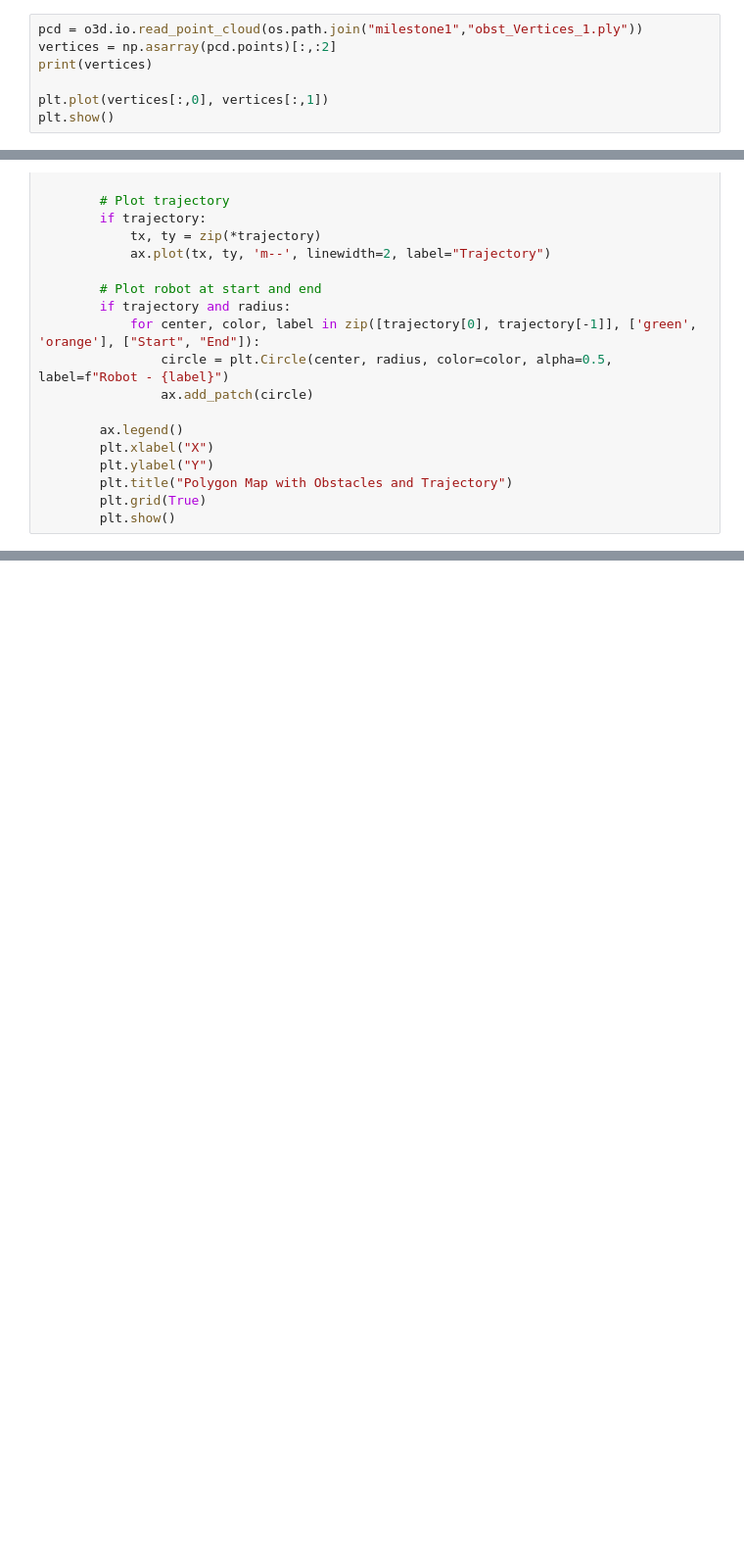
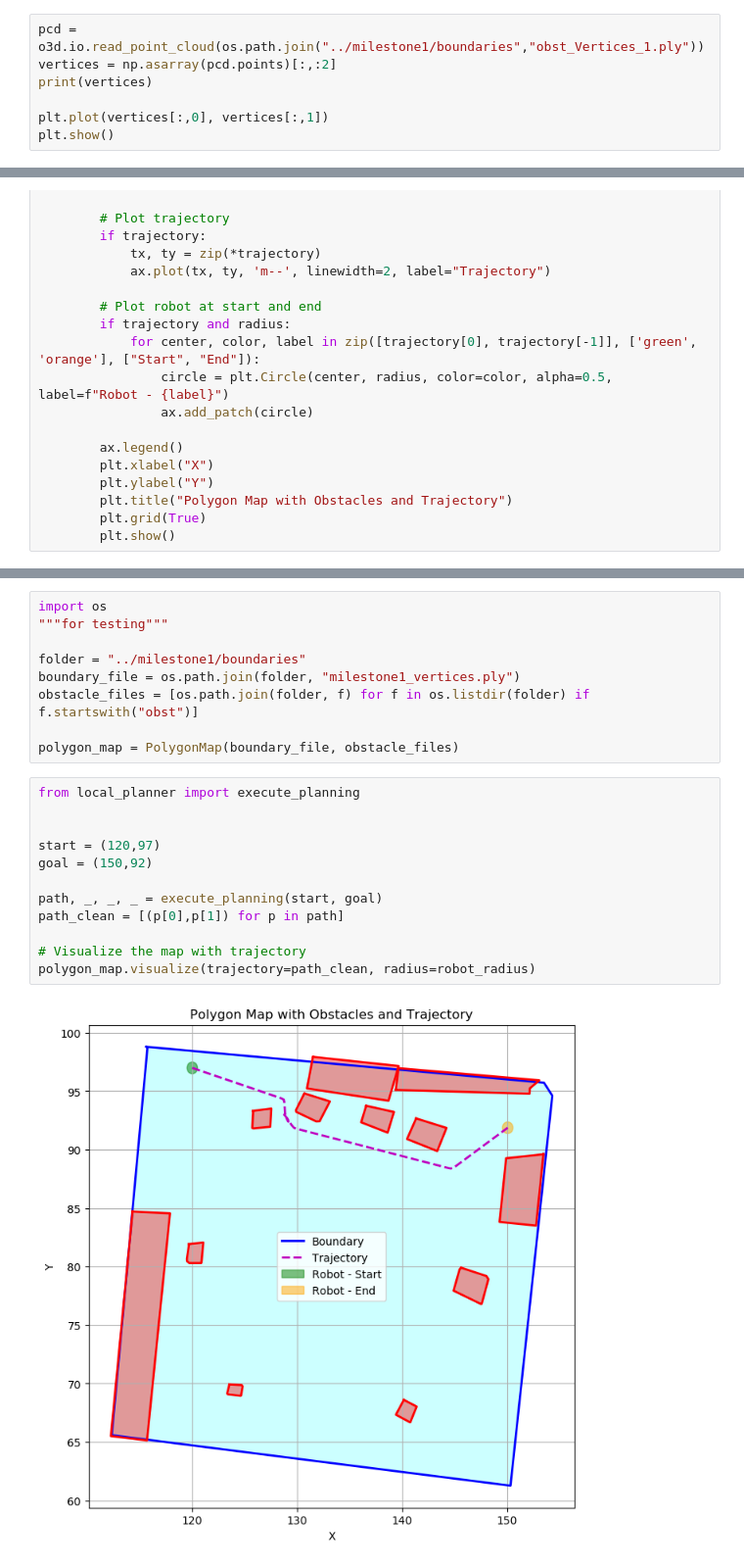
Before and after one commit to KTH-RPL/Pluto_AATRV, a Jupyter notebook: hdmap/polygon_functionality.ipynb, the cells around one changed output, grey strips where cells are left out. Shown: that part at 98% size. Drawn from its saved outputs; the diff is of its cells as text; blank space fills up the shorter version.

Commit message:
adjust notebook for path plan viz

```diff
--- a/hdmap/polygon_functionality.ipynb
+++ b/hdmap/polygon_functionality.ipynb
@@ -13,7 +13,7 @@ Jupyter environment detected. Enabling Open3D WebVisualizer.
 def is_point_inside_polygon(point, polygon):
     return polygon.contains(Point(point[0], point[1]))
 # %%
-pcd = o3d.io.read_point_cloud(os.path.join("milestone1","obst_Vertices_1.ply"))
+pcd = o3d.io.read_point_cloud(os.path.join("../milestone1/boundaries","obst_Vertices_1.ply"))
 vertices = np.asarray(pcd.points)[:,:2]
 print(vertices)
 
@@ -383,0 +470,23 @@ Trajectory is safe
+# %%
+import os
+"""for testing"""
+
+folder = "../milestone1/boundaries"
+boundary_file = os.path.join(folder, "milestone1_vertices.ply")
+obstacle_files = [os.path.join(folder, f) for f in os.listdir(folder) if f.startswith("obst")]
+
+polygon_map = PolygonMap(boundary_file, obstacle_files)
+# %%
+from local_planner import execute_planning
+
+
+start = (120,97)
+goal = (150,92)
+
+path, _, _, _ = execute_planning(start, goal)
+path_clean = [(p[0],p[1]) for p in path]
+
+# Visualize the map with trajectory
+polygon_map.visualize(trajectory=path_clean, radius=robot_radius)
+# %% [output]
+[figure, added]
```
Also changed, not shown: parts of 7 cells of this notebook, 2 other files.
